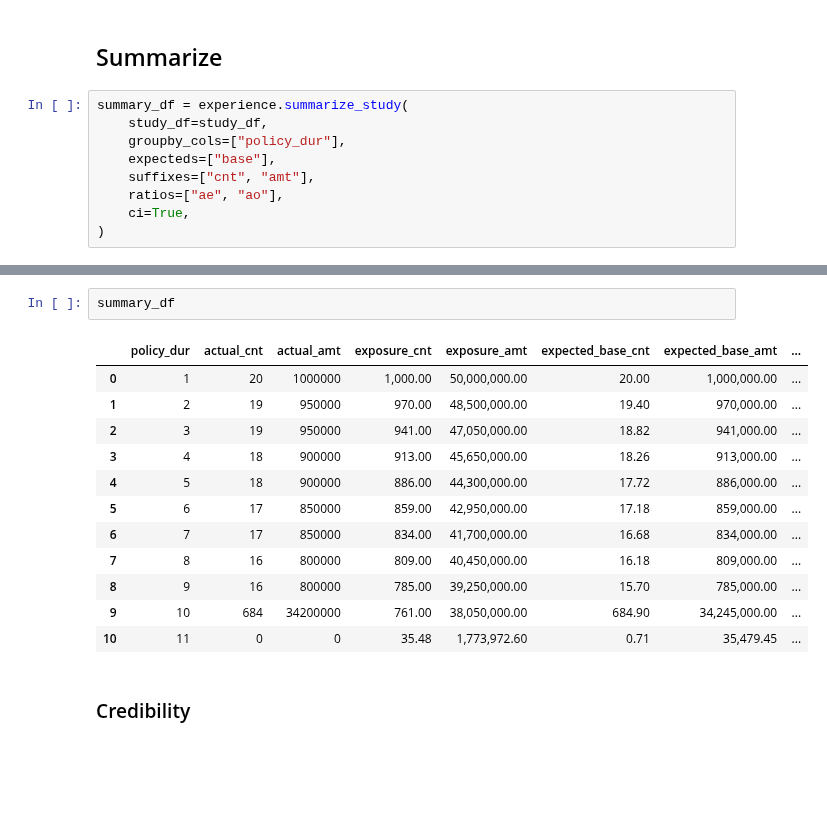
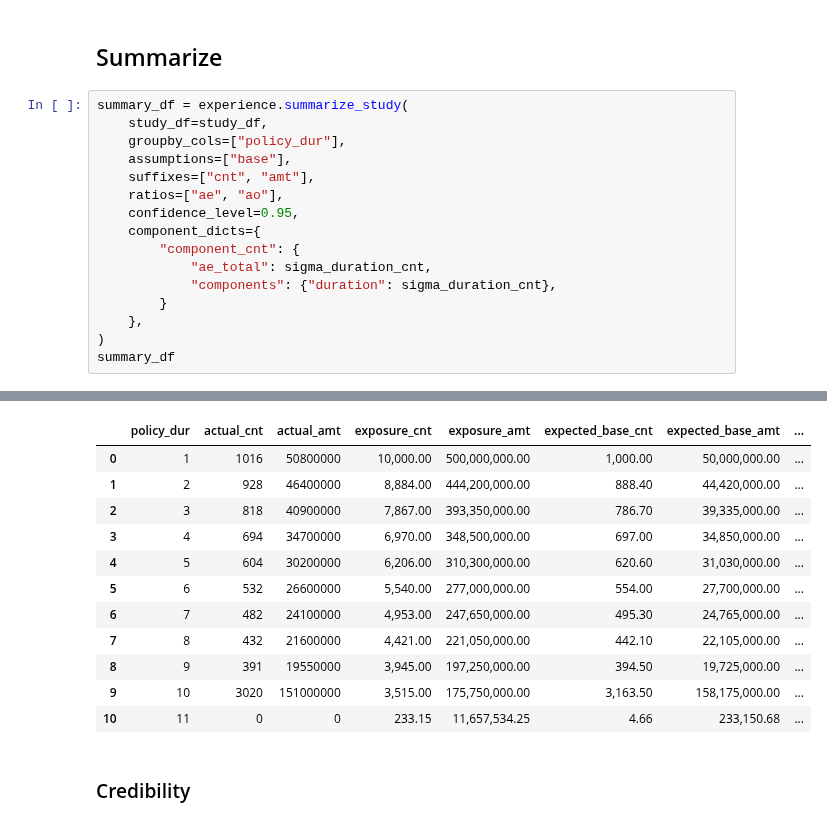
Before and after one commit to jkoestner/morai, a Jupyter notebook: notebooks/tutorials/experience_study.ipynb, the cells around one changed output, grey strips where cells are left out. Drawn from its saved outputs; the diff is of its cells as text; blank space fills up the shorter version.

```diff
--- a/notebooks/tutorials/experience_study.ipynb
+++ b/notebooks/tutorials/experience_study.ipynb
@@ -272,9 +342,16 @@ study_df["variance_base_amt"] = experience.calc_variance(
 summary_df = experience.summarize_study(
     study_df=study_df,
     groupby_cols=["policy_dur"],
-    expecteds=["base"],
+    assumptions=["base"],
     suffixes=["cnt", "amt"],
     ratios=["ae", "ao"],
-    ci=True,
+    confidence_level=0.95,
+    component_dicts={
+        "component_cnt": {
+            "ae_total": sigma_duration_cnt,
+            "components": {"duration": sigma_duration_cnt},
+        }
+    },
 )
+summary_df
 # %% [output]
@@ -284,18 +364,15 @@ summary_df = experience.summarize_study(
+|  | policy_dur | actual_cnt | actual_amt | exposure_cnt | exposure_amt | expected_base_cnt | expected_base_amt | ... |
+| 0 | 1 | 1016 | 50800000 | 10,000.00 | 500,000,000.00 | 1,000.00 | 50,000,000.00 | ... |
+| 1 | 2 | 928 | 46400000 | 8,884.00 | 444,200,000.00 | 888.40 | 44,420,000.00 | ... |
+| 2 | 3 | 818 | 40900000 | 7,867.00 | 393,350,000.00 | 786.70 | 39,335,000.00 | ... |
+| 3 | 4 | 694 | 34700000 | 6,970.00 | 348,500,000.00 | 697.00 | 34,850,000.00 | ... |
+| 4 | 5 | 604 | 30200000 | 6,206.00 | 310,300,000.00 | 620.60 | 31,030,000.00 | ... |
+| 5 | 6 | 532 | 26600000 | 5,540.00 | 277,000,000.00 | 554.00 | 27,700,000.00 | ... |
+| 6 | 7 | 482 | 24100000 | 4,953.00 | 247,650,000.00 | 495.30 | 24,765,000.00 | ... |
+| 7 | 8 | 432 | 21600000 | 4,421.00 | 221,050,000.00 | 442.10 | 22,105,000.00 | ... |
+| 8 | 9 | 391 | 19550000 | 3,945.00 | 197,250,000.00 | 394.50 | 19,725,000.00 | ... |
+| 9 | 10 | 3020 | 151000000 | 3,515.00 | 175,750,000.00 | 3,163.50 | 158,175,000.00 | ... |
+| 10 | 11 | 0 | 0 | 233.15 | 11,657,534.25 | 4.66 | 233,150.68 | ... |
-# %%
-summary_df
-# %% [output]
-|  | policy_dur | actual_cnt | actual_amt | exposure_cnt | exposure_amt | expected_base_cnt | expected_base_amt | ... |
-| 0 | 1 | 20 | 1000000 | 1,000.00 | 50,000,000.00 | 20.00 | 1,000,000.00 | ... |
-| 1 | 2 | 19 | 950000 | 970.00 | 48,500,000.00 | 19.40 | 970,000.00 | ... |
-| 2 | 3 | 19 | 950000 | 941.00 | 47,050,000.00 | 18.82 | 941,000.00 | ... |
-| 3 | 4 | 18 | 900000 | 913.00 | 45,650,000.00 | 18.26 | 913,000.00 | ... |
-| 4 | 5 | 18 | 900000 | 886.00 | 44,300,000.00 | 17.72 | 886,000.00 | ... |
-| 5 | 6 | 17 | 850000 | 859.00 | 42,950,000.00 | 17.18 | 859,000.00 | ... |
-| 6 | 7 | 17 | 850000 | 834.00 | 41,700,000.00 | 16.68 | 834,000.00 | ... |
-| 7 | 8 | 16 | 800000 | 809.00 | 40,450,000.00 | 16.18 | 809,000.00 | ... |
-| 8 | 9 | 16 | 800000 | 785.00 | 39,250,000.00 | 15.70 | 785,000.00 | ... |
-| 9 | 10 | 684 | 34200000 | 761.00 | 38,050,000.00 | 684.90 | 34,245,000.00 | ... |
-| 10 | 11 | 0 | 0 | 35.48 | 1,773,972.60 | 0.71 | 35,479.45 | ... |
 # %% [markdown]
 ### Credibility
 # %%
```
Also changed, not shown: parts of 23 cells of this notebook, 7 other files.
